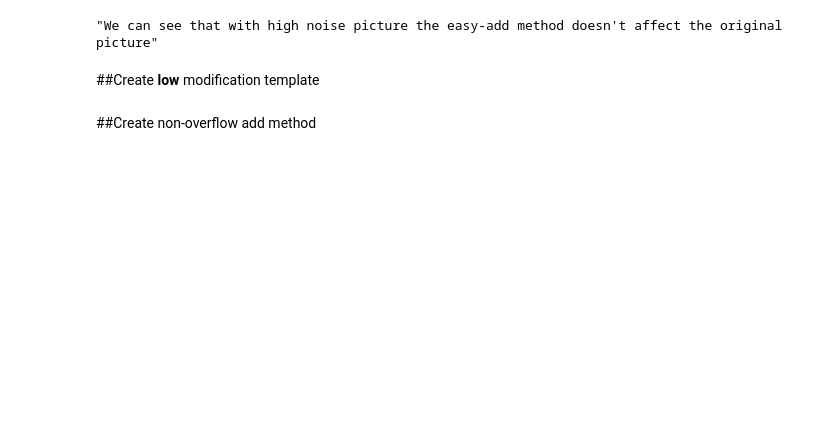
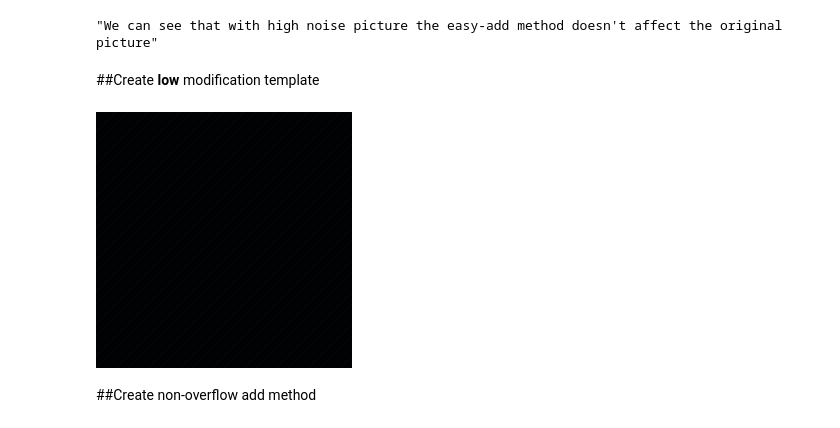
Before and after one commit to Clamarche/Intersect.Beta, a Jupyter notebook: securePhoto_notebooks.ipynb, the cells around one changed output. Cells and saved outputs as stored; diff of their text form; code cells hidden in the pictures; blank space fills up the shorter version.

Commit message:
Create low modification template

```diff
--- a/securePhoto_notebooks.ipynb
+++ b/securePhoto_notebooks.ipynb
@@ -248,3 +246,28 @@ affect the original picture')
+# %%
+# Create low modification template
+def lomod_template(content, size):
+  # Create the array for the picture
+  data = np.zeros((len(content), 1, 3), dtype=np.uint8)
+
+  for i in range(len(content)):
+    val=ord(content[i])
+    #print(val)
+    data[i]=[val//100, (val%100)//10, val%10]
+    #print(data[i])
+
+  picture = np.zeros((size[0], size[1], 3), dtype=np.uint8)
+  for i in range(size[0]):
+    for j in range(size[1]):
+      picture[i,j]=data[(i+j)%len(data)]
+
+  image = pil.Image.fromarray(picture)
+  image.save('lomod_template.png')
+  display(Image('lomod_template.png'))
+  return
+
+lomod_template('Hello my name is ricardo montoya', [256, 256])
+# %% [output]
+[figure, added]
 # %% [markdown]
 ##Create non-overflow add method
 # %%
```
Also changed, not shown: parts of 4 cells of this notebook.
